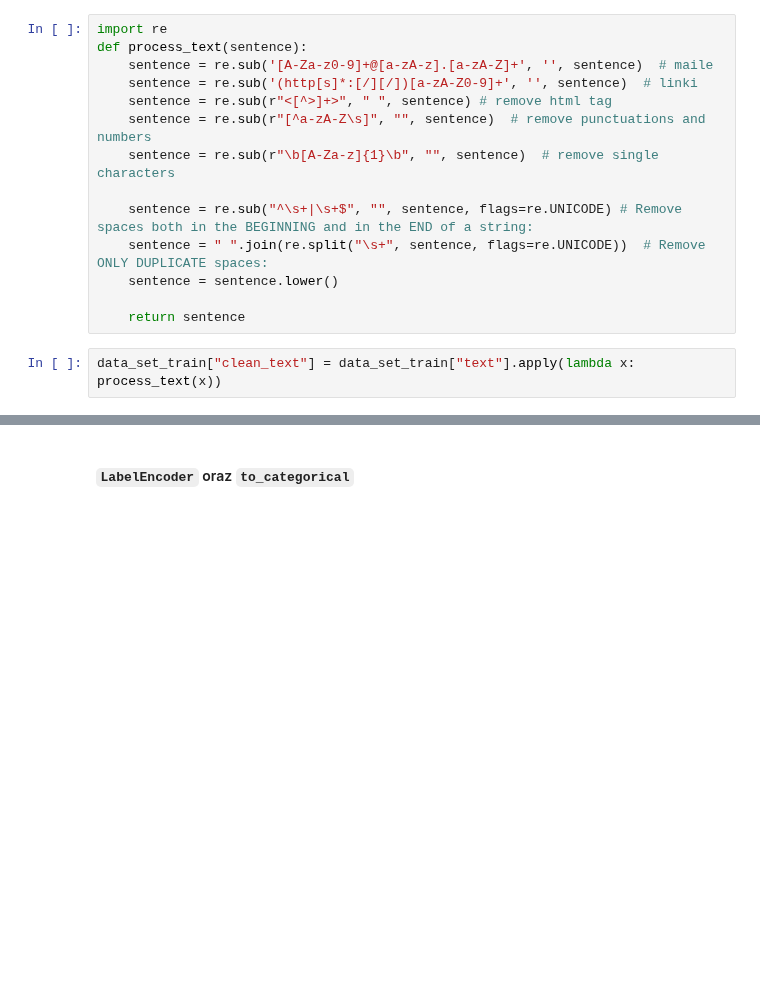
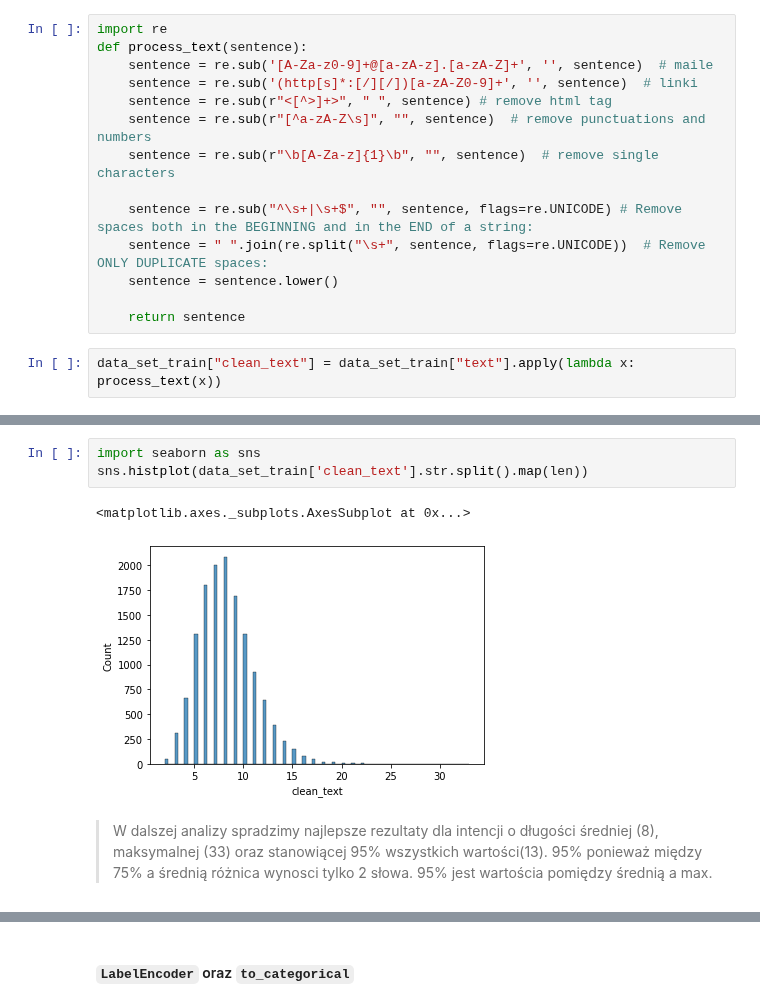
Before and after one commit to ciepielajan/Multi-Class-Classification-NLP, a Jupyter notebook: Detecting_intentions_MLP_searching _optymal_maxlen.ipynb, the cells around one changed output, grey strips where cells are left out. Saved outputs shown, nothing was run; the diff lists cells and outputs as text; blank space fills up the shorter version.

```diff
--- a/Detecting_intentions_MLP_searching _optymal_maxlen.ipynb
+++ b/Detecting_intentions_MLP_searching _optymal_maxlen.ipynb
@@ -56,0 +74,8 @@ data_set_train["clean_text"] = data_set_train["text"].apply(lambda x: process_te
+# %%
+import seaborn as sns
+sns.histplot(data_set_train['clean_text'].str.split().map(len))
+# %% [output]
+<matplotlib.axes._subplots.AxesSubplot at 0x...>
+[figure, added]
+# %% [markdown]
+> W dalszej analizy spradzimy najlepsze rezultaty dla intencji o długości średniej (8), maksymalnej (33) oraz stanowiącej 95% wszystkich wartości(13). 95% ponieważ między 75% a średnią różnica wynosci tylko 2 słowa. 95% jest wartościa pomiędzy średnią a max.
```
Also changed, not shown: parts of 33 cells of this notebook.
